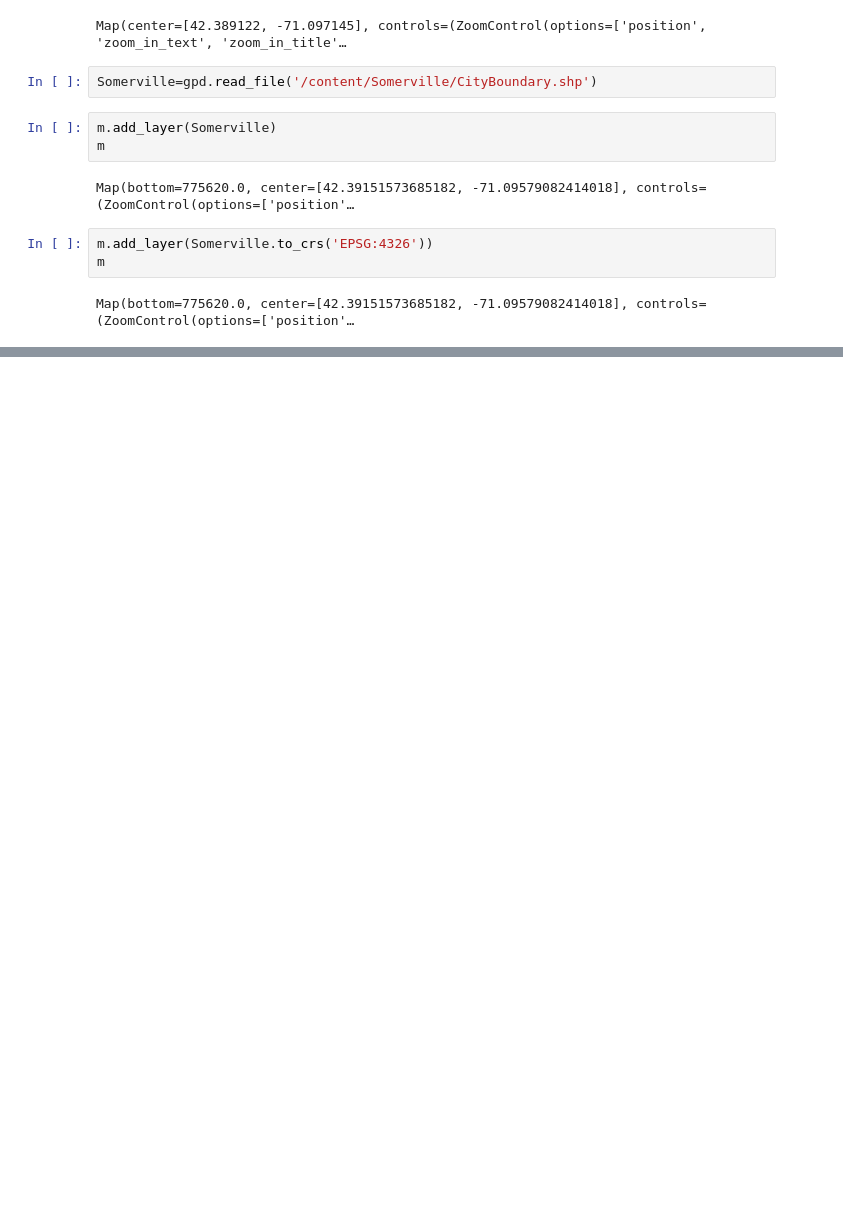
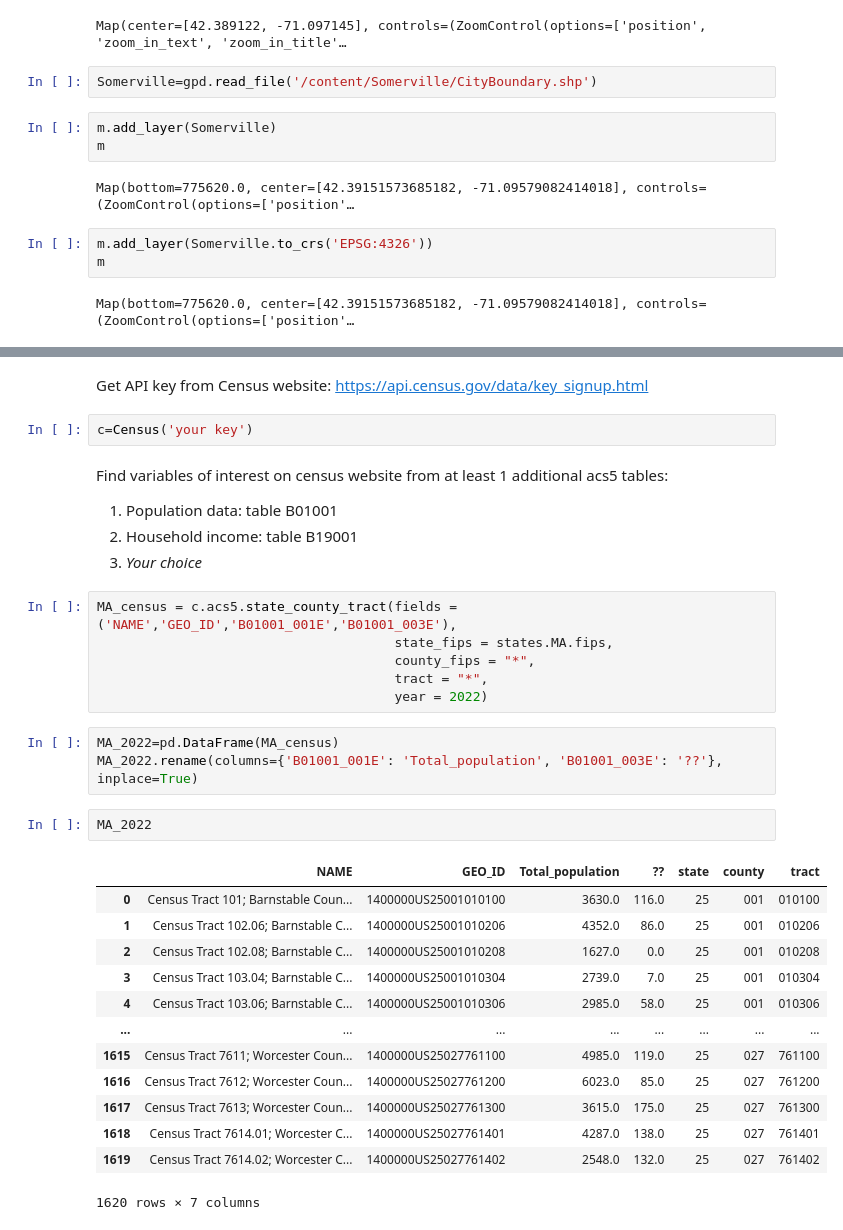
Before and after one commit to chad-fisher/SpatialDataScienceSandbox, a Jupyter notebook: Geoprocessing.ipynb, the cells around one changed output, grey strips where cells are left out. Cells and saved outputs as stored; diff of their text form; blank space fills up the shorter version.

```diff
--- a/Geoprocessing.ipynb
+++ b/Geoprocessing.ipynb
@@ -252,0 +301,34 @@ Map(bottom=775620.0, center=[42.39151573685182, -71.09579082414018], controls=(Z
+# %% [markdown]
+Get API key from Census website: https://api.census.gov/data/key_signup.html
+# %%
+c=Census('your key')
+# %% [markdown]
+Find variables of interest on census website from at least 1 additional acs5 tables:
+1. Population data: table B01001
+2. Household income: table B19001
+3. *Your choice*
+# %%
+MA_census = c.acs5.state_county_tract(fields = ('NAME','GEO_ID','B01001_001E','B01001_003E'),
+                                      state_fips = states.MA.fips,
+                                      county_fips = "*",
+                                      tract = "*",
+                                      year = 2022)
+# %%
+MA_2022=pd.DataFrame(MA_census)
+MA_2022.rename(columns={'B01001_001E': 'Total_population', 'B01001_003E': '??'}, inplace=True)
+# %%
+MA_2022
+# %% [output]
+|  | NAME | GEO_ID | Total_population | ?? | state | county | tract |
+| 0 | Census Tract 101; Barnstable Coun... | 1400000US25001010100 | 3630.0 | 116.0 | 25 | 001 | 010100 |
+| 1 | Census Tract 102.06; Barnstable C... | 1400000US25001010206 | 4352.0 | 86.0 | 25 | 001 | 010206 |
+| 2 | Census Tract 102.08; Barnstable C... | 1400000US25001010208 | 1627.0 | 0.0 | 25 | 001 | 010208 |
+| 3 | Census Tract 103.04; Barnstable C... | 1400000US25001010304 | 2739.0 | 7.0 | 25 | 001 | 010304 |
+| 4 | Census Tract 103.06; Barnstable C... | 1400000US25001010306 | 2985.0 | 58.0 | 25 | 001 | 010306 |
+| ... | ... | ... | ... | ... | ... | ... | ... |
+| 1615 | Census Tract 7611; Worcester Coun... | 1400000US25027761100 | 4985.0 | 119.0 | 25 | 027 | 761100 |
+| 1616 | Census Tract 7612; Worcester Coun... | 1400000US25027761200 | 6023.0 | 85.0 | 25 | 027 | 761200 |
+| 1617 | Census Tract 7613; Worcester Coun... | 1400000US25027761300 | 3615.0 | 175.0 | 25 | 027 | 761300 |
+| 1618 | Census Tract 7614.01; Worcester C... | 1400000US25027761401 | 4287.0 | 138.0 | 25 | 027 | 761401 |
+| 1619 | Census Tract 7614.02; Worcester C... | 1400000US25027761402 | 2548.0 | 132.0 | 25 | 027 | 761402 |
+1620 rows × 7 columns
```
Also changed, not shown: parts of 19 cells of this notebook.
